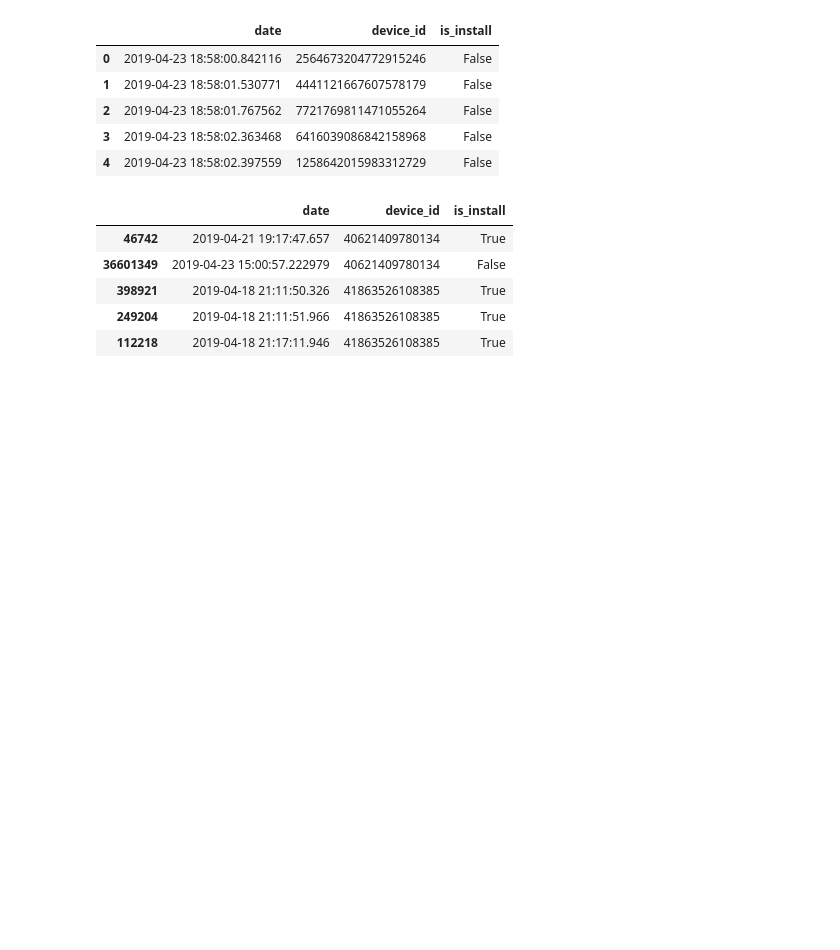
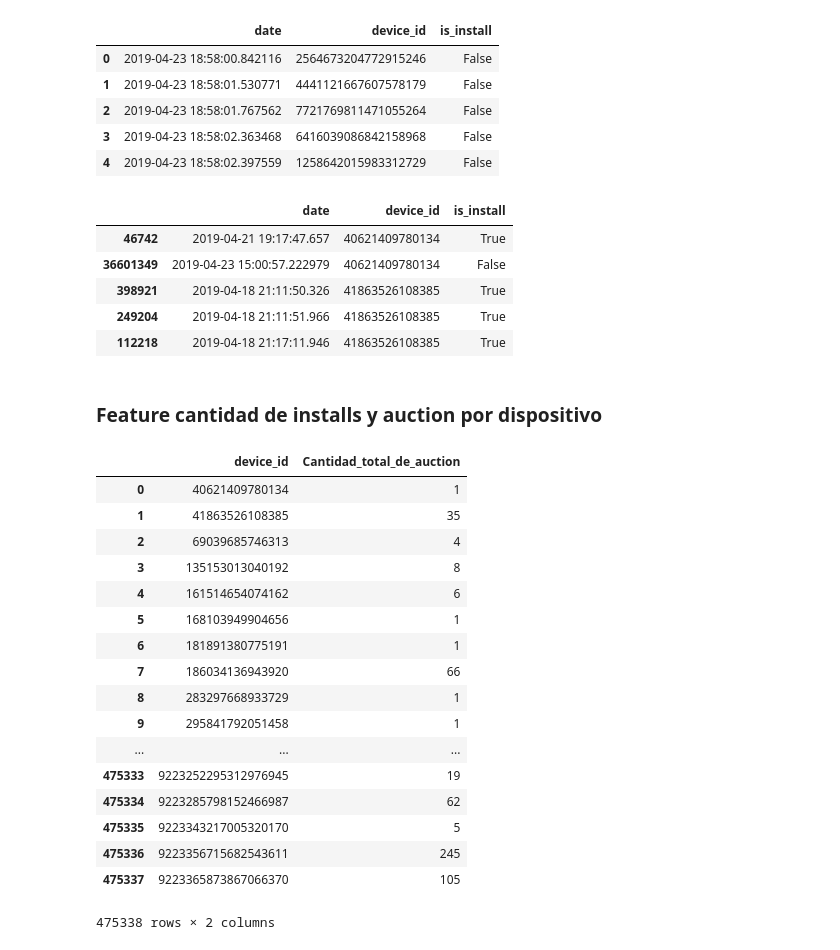
Before and after one commit to MartinRosasSommer/Datos2019, a Jupyter notebook: isInstall.ipynb, the cells around one changed output. Drawn from its saved outputs; the diff is of its cells as text; code cells hidden in the pictures; blank space fills up the shorter version.

```diff
--- a/isInstall.ipynb
+++ b/isInstall.ipynb
@@ -54,3 +54,29 @@ ordered.head()
 | 398921 | 2019-04-18 21:11:50.326 | 41863526108385 | True |
 | 249204 | 2019-04-18 21:11:51.966 | 41863526108385 | True |
 | 112218 | 2019-04-18 21:17:11.946 | 41863526108385 | True |
+# %% [markdown]
+### Feature cantidad de installs y auction por dispositivo
+# %%
+auctions["Cantidad_total_de_auction"] = 1
+# %%
+cantidad_total_auctions = auctions.groupby("device_id").agg({"Cantidad_total_de_auction":"sum"}).reset_index()
+cantidad_total_auctions
+# %% [output]
+|  | device_id | Cantidad_total_de_auction |
+| 0 | 40621409780134 | 1 |
+| 1 | 41863526108385 | 35 |
+| 2 | 69039685746313 | 4 |
+| 3 | 135153013040192 | 8 |
+| 4 | 161514654074162 | 6 |
+| 5 | 168103949904656 | 1 |
+| 6 | 181891380775191 | 1 |
+| 7 | 186034136943920 | 66 |
+| 8 | 283297668933729 | 1 |
+| 9 | 295841792051458 | 1 |
+| ... | ... | ... |
+| 475333 | 9223252295312976945 | 19 |
+| 475334 | 9223285798152466987 | 62 |
+| 475335 | 9223343217005320170 | 5 |
+| 475336 | 9223356715682543611 | 245 |
+| 475337 | 9223365873867066370 | 105 |
+475338 rows × 2 columns
```
Also changed, not shown: parts of 20 cells of this notebook.
